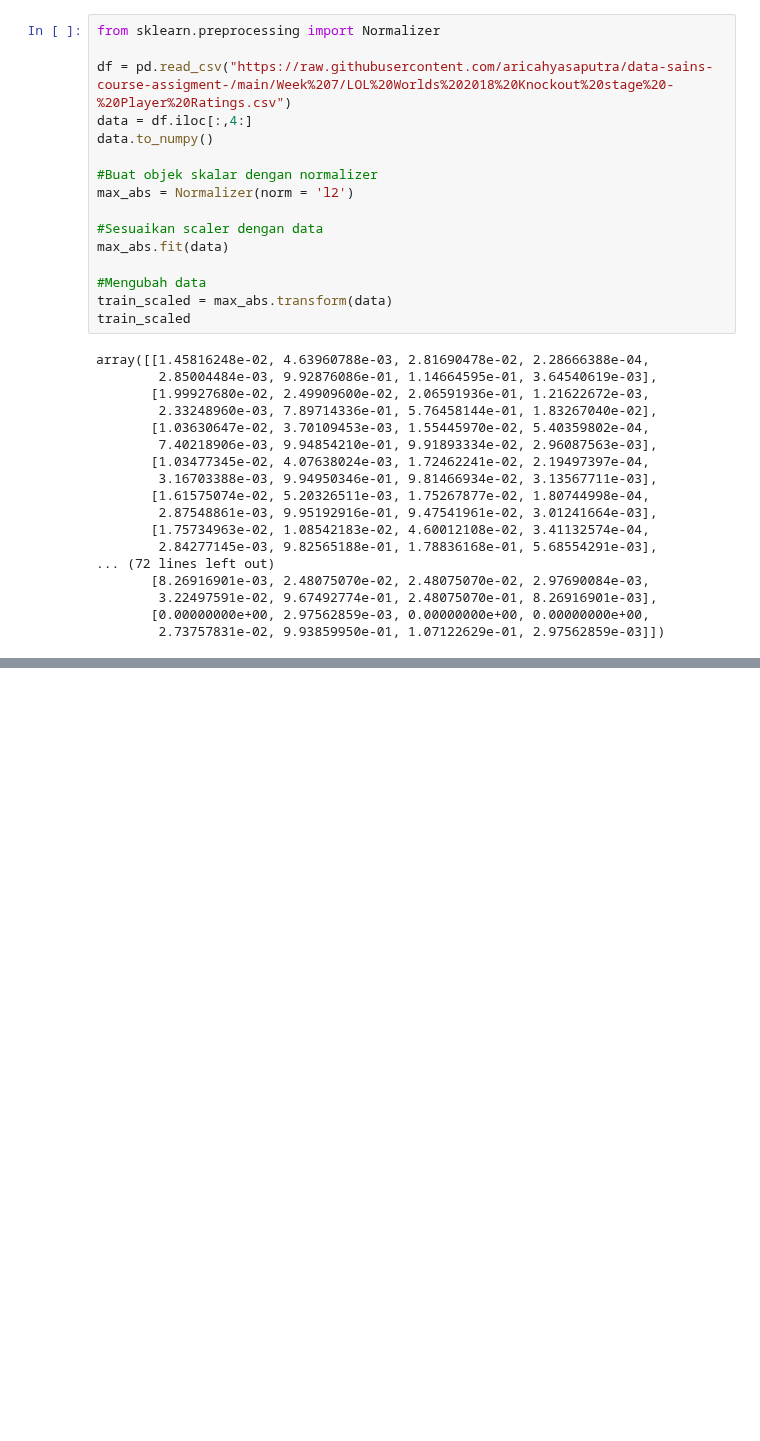
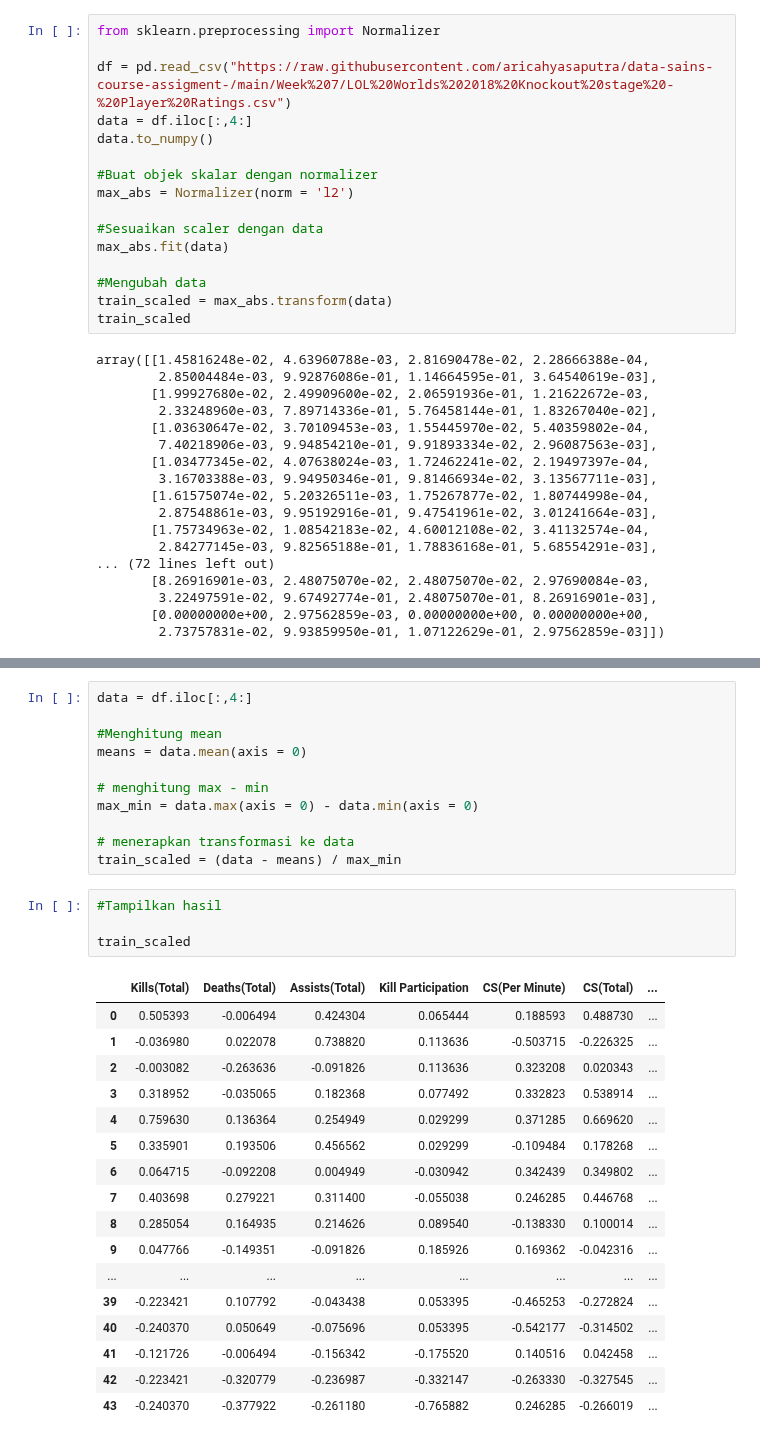
Before and after one commit to aricahyasaputra/data-sains-course-assigment-, a Jupyter notebook: Week 7/Tugas_7_Data_Sains.ipynb, the cells around one changed output, grey strips where cells are left out. Cells and saved outputs as stored; diff of their text form; blank space fills up the shorter version.

```diff
--- a/Week 7/Tugas_7_Data_Sains.ipynb
+++ b/Week 7/Tugas_7_Data_Sains.ipynb
@@ -795,0 +827,33 @@ array([[1.45816248e-02, 4.63960788e-03, 2.81690478e-02, 2.28666388e-04,
+# %%
+data = df.iloc[:,4:]
+
+#Menghitung mean
+means = data.mean(axis = 0)
+
+# menghitung max - min
+max_min = data.max(axis = 0) - data.min(axis = 0)
+
+# menerapkan transformasi ke data
+train_scaled = (data - means) / max_min
+# %%
+#Tampilkan hasil
+
+train_scaled
+# %% [output]
+|  | Kills(Total) | Deaths(Total) | Assists(Total) | Kill Participation | CS(Per Minute) | CS(Total) | ... |
+| 0 | 0.505393 | -0.006494 | 0.424304 | 0.065444 | 0.188593 | 0.488730 | ... |
+| 1 | -0.036980 | 0.022078 | 0.738820 | 0.113636 | -0.503715 | -0.226325 | ... |
+| 2 | -0.003082 | -0.263636 | -0.091826 | 0.113636 | 0.323208 | 0.020343 | ... |
+| 3 | 0.318952 | -0.035065 | 0.182368 | 0.077492 | 0.332823 | 0.538914 | ... |
+| 4 | 0.759630 | 0.136364 | 0.254949 | 0.029299 | 0.371285 | 0.669620 | ... |
+| 5 | 0.335901 | 0.193506 | 0.456562 | 0.029299 | -0.109484 | 0.178268 | ... |
+| 6 | 0.064715 | -0.092208 | 0.004949 | -0.030942 | 0.342439 | 0.349802 | ... |
+| 7 | 0.403698 | 0.279221 | 0.311400 | -0.055038 | 0.246285 | 0.446768 | ... |
+| 8 | 0.285054 | 0.164935 | 0.214626 | 0.089540 | -0.138330 | 0.100014 | ... |
+| 9 | 0.047766 | -0.149351 | -0.091826 | 0.185926 | 0.169362 | -0.042316 | ... |
+| ... | ... | ... | ... | ... | ... | ... | ... |
+| 39 | -0.223421 | 0.107792 | -0.043438 | 0.053395 | -0.465253 | -0.272824 | ... |
+| 40 | -0.240370 | 0.050649 | -0.075696 | 0.053395 | -0.542177 | -0.314502 | ... |
+| 41 | -0.121726 | -0.006494 | -0.156342 | -0.175520 | 0.140516 | 0.042458 | ... |
+| 42 | -0.223421 | -0.320779 | -0.236987 | -0.332147 | -0.263330 | -0.327545 | ... |
+| 43 | -0.240370 | -0.377922 | -0.261180 | -0.765882 | 0.246285 | -0.266019 | ... |
```
Also changed, not shown: parts of 6 cells of this notebook.
